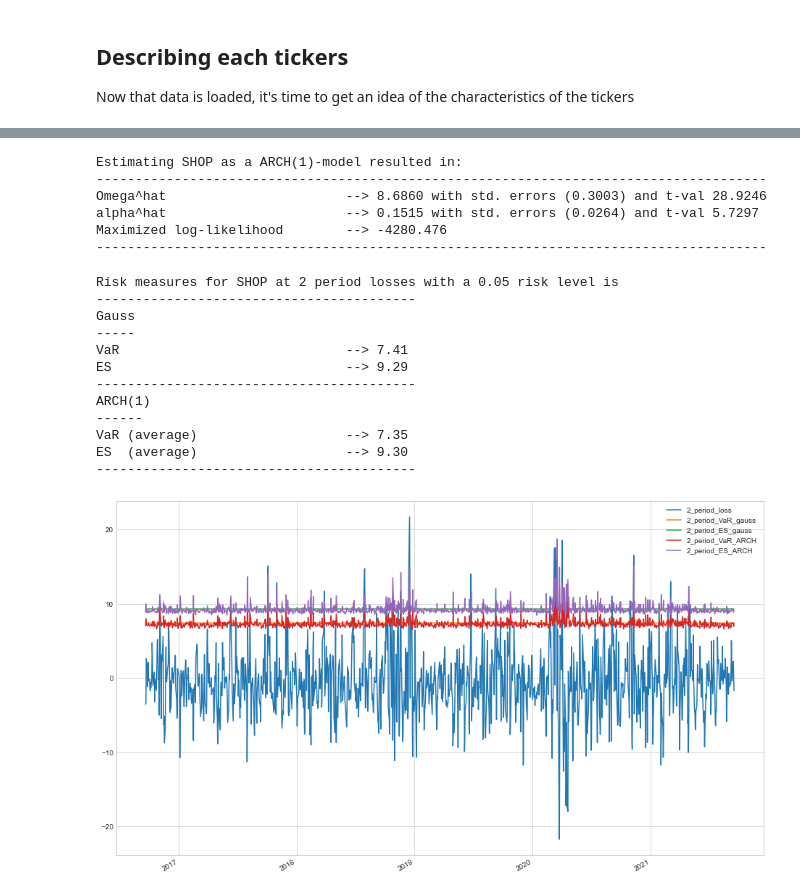
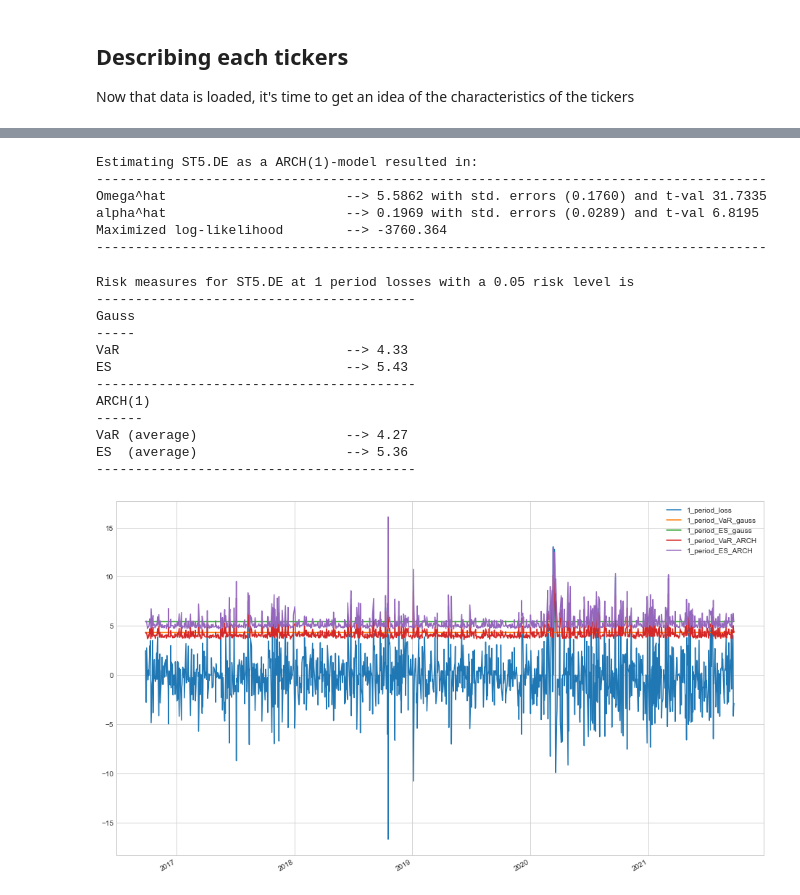
Before and after one commit to OlufKelk/PortfolioDesign, a Jupyter notebook: OptimalPF/Porfolio_notebook.ipynb, the cells around one changed output, grey strips where cells are left out. Cells and saved outputs as stored; diff of their text form; code cells hidden in the pictures.

```diff
--- a/OptimalPF/Porfolio_notebook.ipynb
+++ b/OptimalPF/Porfolio_notebook.ipynb
@@ -39,7 +53,7 @@ Will eventually output description of each ticker in df
 # %%
 # pick which tickers to use in the analysis.
 # Make sure names are compatible with yahoo database or file-name
-tickers = ['FORTUM.HE', 'SAF.PA', 'WM','AMD', 'ASML.AS', 'FB', 'SE', '600887.SS', 'SHOP']
+tickers = ['FORTUM.HE', 'WM','AMD', 'ASML.AS', 'FB', 'SE', '600887.SS', 'SHOP', 'ST5.DE','SNPS','TTD','ZS','NEPA.ST','EW','ACN','NESTE.HE']
 
 # enter time period of interest
 start = dt.datetime(2014, 6, 30)
@@ -82,29 +93,29 @@ mu = pftools.desc_ticks(df,rdf,cdf)
 # %%
-omega_hat, alpha_hat, ll = vares.ARCH1_est('SHOP',df)
+omega_hat, alpha_hat, ll = vares.ARCH1_est('ST5.DE',df)
 # %% [output]
-Estimating SHOP as a ARCH(1)-model resulted in:
+Estimating ST5.DE as a ARCH(1)-model resulted in:
 --------------------------------------------------------------------------------------
-Omega^hat                       --> 8.6860 with std. errors (0.3003) and t-val 28.9246
-alpha^hat                       --> 0.1515 with std. errors (0.0264) and t-val 5.7297
-Maximized log-likelihood        --> -4280.476
+Omega^hat                       --> 5.5862 with std. errors (0.1760) and t-val 31.7335
+alpha^hat                       --> 0.1969 with std. errors (0.0289) and t-val 6.8195
+Maximized log-likelihood        --> -3760.364
 --------------------------------------------------------------------------------------
 # %%
-vares_df = vares.VaRES(omega_hat,alpha_hat,df,'SHOP',0.05,2,2000)
+vares_df = vares.VaRES(omega_hat,alpha_hat,df,'ST5.DE',0.05,1,2000)
 vares_df.plot(figsize = (16,10));
 # %% [output]
-Risk measures for SHOP at 2 period losses with a 0.05 risk level is
+Risk measures for ST5.DE at 1 period losses with a 0.05 risk level is
 -----------------------------------------
 Gauss
 -----
-VaR                             --> 7.41
-ES                              --> 9.29
+VaR                             --> 4.33
+ES                              --> 5.43
 -----------------------------------------
 ARCH(1)
 ------
-VaR (average)                   --> 7.35
-ES  (average)                   --> 9.30
+VaR (average)                   --> 4.27
+ES  (average)                   --> 5.36
 -----------------------------------------
-[figure, old version]
+[figure, new version]
 # %%
 pftools.ana_optimal_portfolios(df,rdf,mu)
 # %% [output]
```
Also changed, not shown: parts of 8 cells of this notebook, 1 other file.
